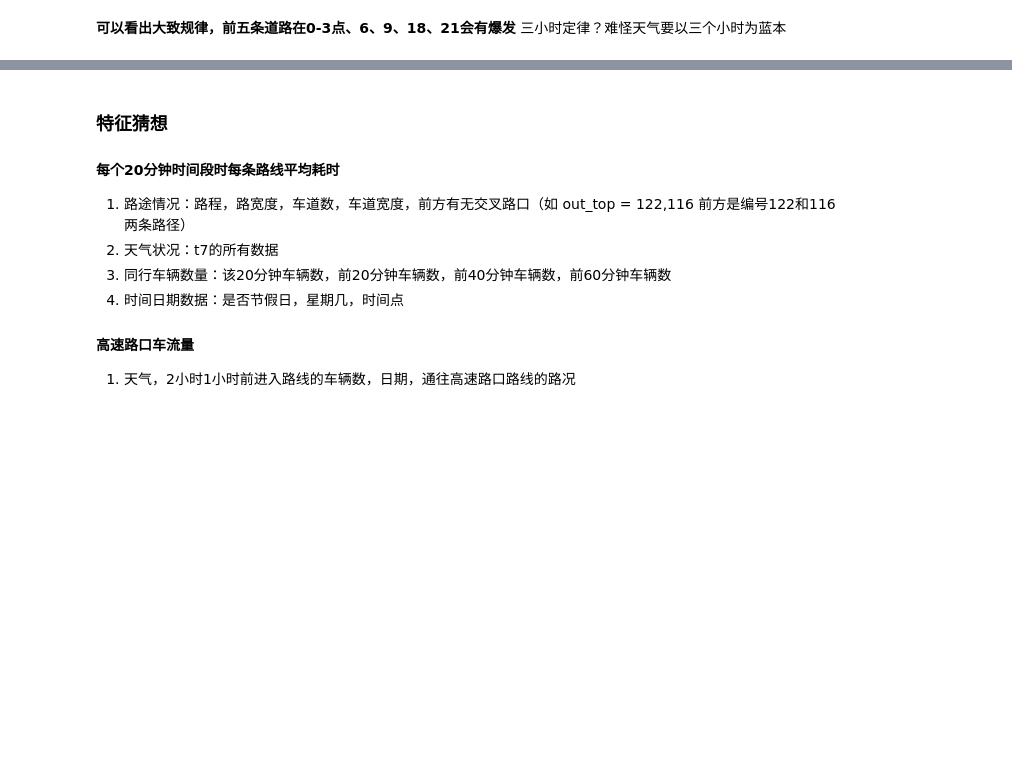
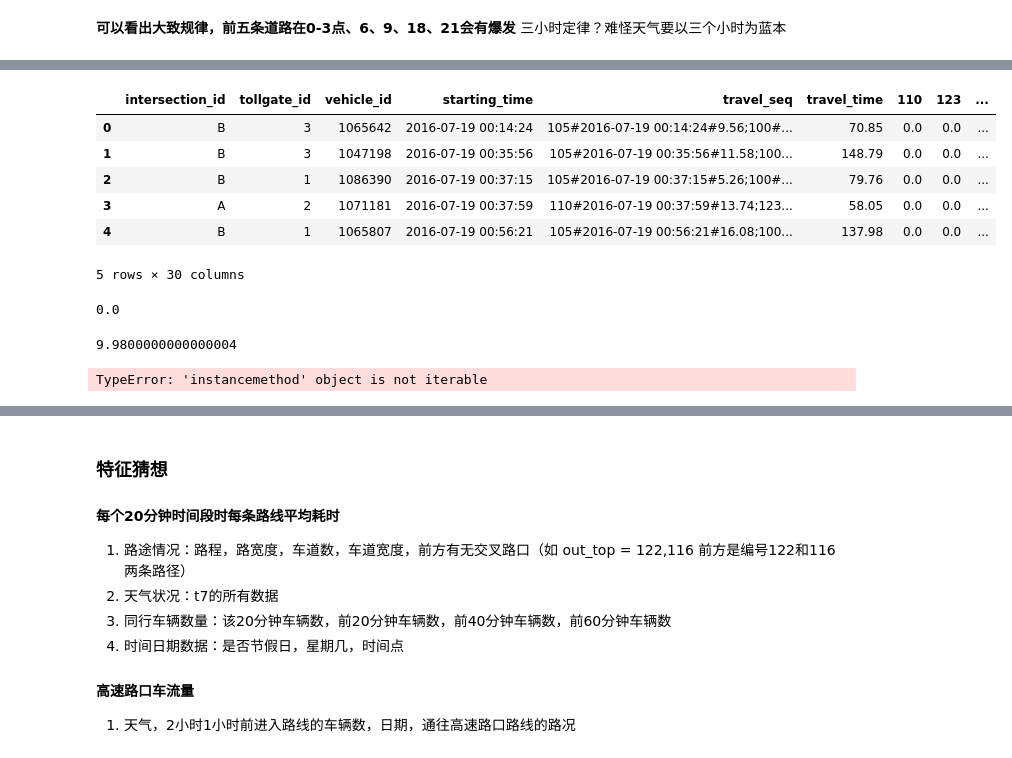
Before and after one commit to davidwang8088/KDD-cup-2017, a Jupyter notebook: code/total/EDA.ipynb, the cells around one changed output, grey strips where cells are left out. Cells and saved outputs as stored; diff of their text form; code cells hidden in the pictures; blank space fills up the shorter version.

```diff
--- a/code/total/EDA.ipynb
+++ b/code/total/EDA.ipynb
@@ -147,0 +150,3 @@ for a, b in ids:
+# %%
+t5_train = pd.read_csv('..\\..\\KDD_OFFICIAL_DATA\dataSets\\training\\trajectories(table 5)_training.csv')
+t5_train.head()
@@ -147,0 +170,28 @@ for a, b in ids:
+# %%
+# 存储所有的路径
+import numpy as np
+paths = []
+for p in t4['link_seq']:
+    p = p.split(',')
+    for path in p:
+        if path not in paths:
+            paths.append(path)
+# %%
+# 建立路径列
+from copy import copy
+t5_pre = copy(t5_train)
+for path in paths:
+    t5_pre[path] = 0.0
+t5_pre.head()
+# %% [output]
+|  | intersection_id | tollgate_id | vehicle_id | starting_time | travel_seq | travel_time | 110 | 123 | ... |
+| 0 | B | 3 | 1065642 | 2016-07-19 00:14:24 | 105#2016-07-19 00:14:24#9.56;100#... | 70.85 | 0.0 | 0.0 | ... |
+| 1 | B | 3 | 1047198 | 2016-07-19 00:35:56 | 105#2016-07-19 00:35:56#11.58;100... | 148.79 | 0.0 | 0.0 | ... |
+| 2 | B | 1 | 1086390 | 2016-07-19 00:37:15 | 105#2016-07-19 00:37:15#5.26;100#... | 79.76 | 0.0 | 0.0 | ... |
+| 3 | A | 2 | 1071181 | 2016-07-19 00:37:59 | 110#2016-07-19 00:37:59#13.74;123... | 58.05 | 0.0 | 0.0 | ... |
+| 4 | B | 1 | 1065807 | 2016-07-19 00:56:21 | 105#2016-07-19 00:56:21#16.08;100... | 137.98 | 0.0 | 0.0 | ... |
+5 rows × 30 columns
+# %%
+t5_pre['110'][0]
+# %% [output]
+0.0
@@ -147,0 +200,15 @@ for a, b in ids:
+# %%
+t5_pre['110'][0]
+# %% [output]
+9.9800000000000004
+# %%
+# 注意，下述代码未经过优化，运行时间较长，最好是在IDE下跑，建议pycharm
+for i, row in t5_pre.iterrows():
+    path_seq = t5_pre.loc[i]['travel_seq'].split(';')
+    for path in path_seq:
+        path_s = path.split('#')
+        # print float(path_s[2])
+        t5_pre.loc[i, path_s[0]] = float(path_s[2])
+t5_pre.head()
+# %% [output]
+TypeError: 'instancemethod' object is not iterable
```
Also changed, not shown: parts of 7 cells of this notebook, 13 other files.
